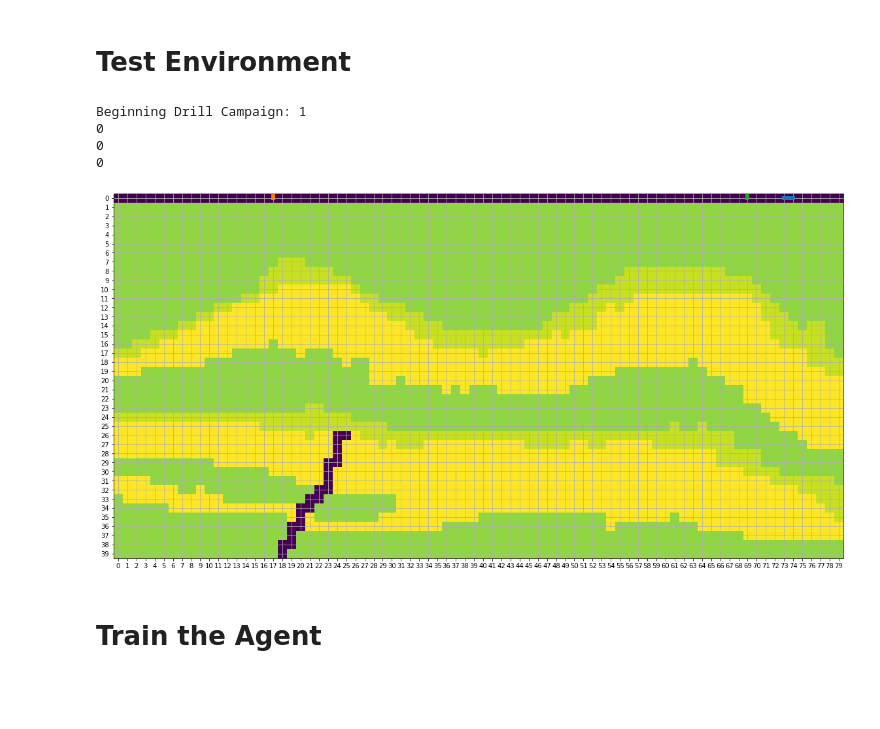
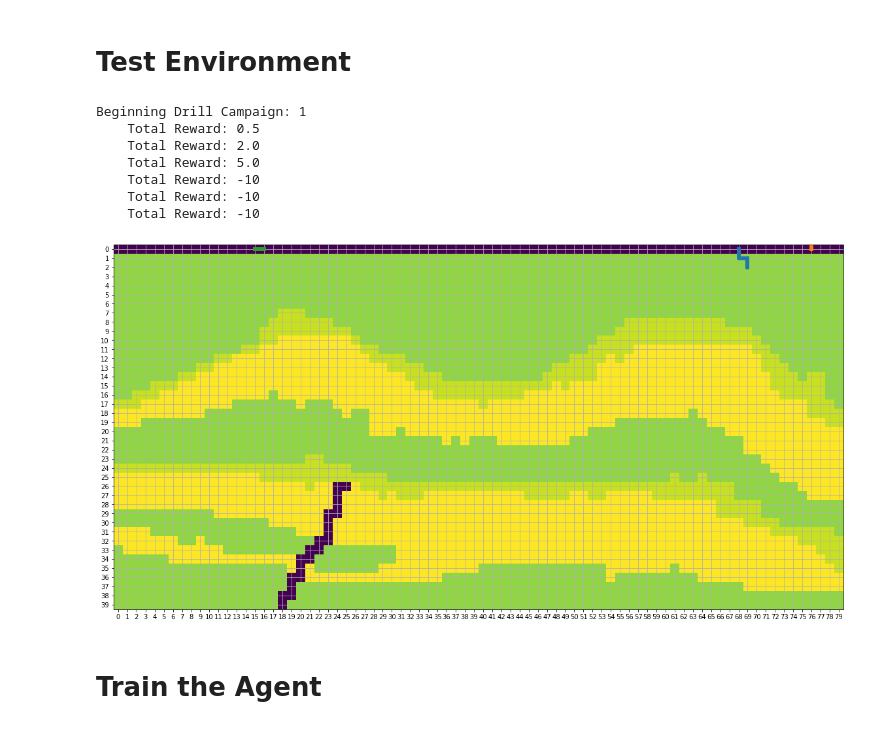
Before and after one commit to svpoludasu/wildcatter, a Jupyter notebook: examples/Trial 1 - Custom Environment.ipynb, the cells around one changed output. Cells and saved outputs as stored; diff of their text form; code cells hidden in the pictures; blank space fills up the shorter version.

```diff
--- a/examples/Trial 1 - Custom Environment.ipynb
+++ b/examples/Trial 1 - Custom Environment.ipynb
@@ -493,7 +508,7 @@ class RewardDriller(Env):  # type: ignore
 # %% [markdown]
 # Test Environment
 # %%
-env_config = dict(model_path=r"data/2d_stacked.csv", available_pipe=70, num_wells = 3, delim=",")
+# env_config = dict(model_path=r"data/2d_stacked.csv", available_pipe=70, num_wells = 3, delim=",")
 
 env = RewardDriller(env_config)
 
@@ -504,38 +519,41 @@ actions = {
            1: [0, -1],  # left
            2: [0, 1],  # right
            3: [-1, 0],  # up
           }
 plt.figure(figsize=(20, 20))
 plt.imshow(env.model, vmin=-10, vmax=2)
 
 for episode in range(1,episodes+1):
 
     state = env.reset()
     done = False
     reward = 0
 
     print("Beginning Drill Campaign:", episode)
 
     while not done:
         action = env.action_space.sample()
         state, reward, done, info = env.step(action)
-#         print(f"    Total Reward: {reward}")
+        print(f"    Total Reward: {reward}")
 
     for i in range(0,env.num_wells):
         traj_z, traj_x = np.asarray(env.multi_trajectory[i]).T
         plt.plot(traj_x, traj_z, "-", linewidth=6)
 
     plt.xticks(np.arange(0, 80, 1.0))
     plt.yticks(np.arange(0, 40, 1.0))
     plt.xlim([-0.5, 79.5])
     plt.ylim([39.5, -0.5])
     plt.grid()
 # %% [output]
 Beginning Drill Campaign: 1
-0
-0
-0
+    Total Reward: 0.5
+    Total Reward: 2.0
+    Total Reward: 5.0
+    Total Reward: -10
+    Total Reward: -10
+    Total Reward: -10
-[figure, old version]
+[figure, new version]
 # %% [markdown]
 # Train the Agent
 # %% [markdown]
```
Also changed, not shown: parts of 4 cells of this notebook.
